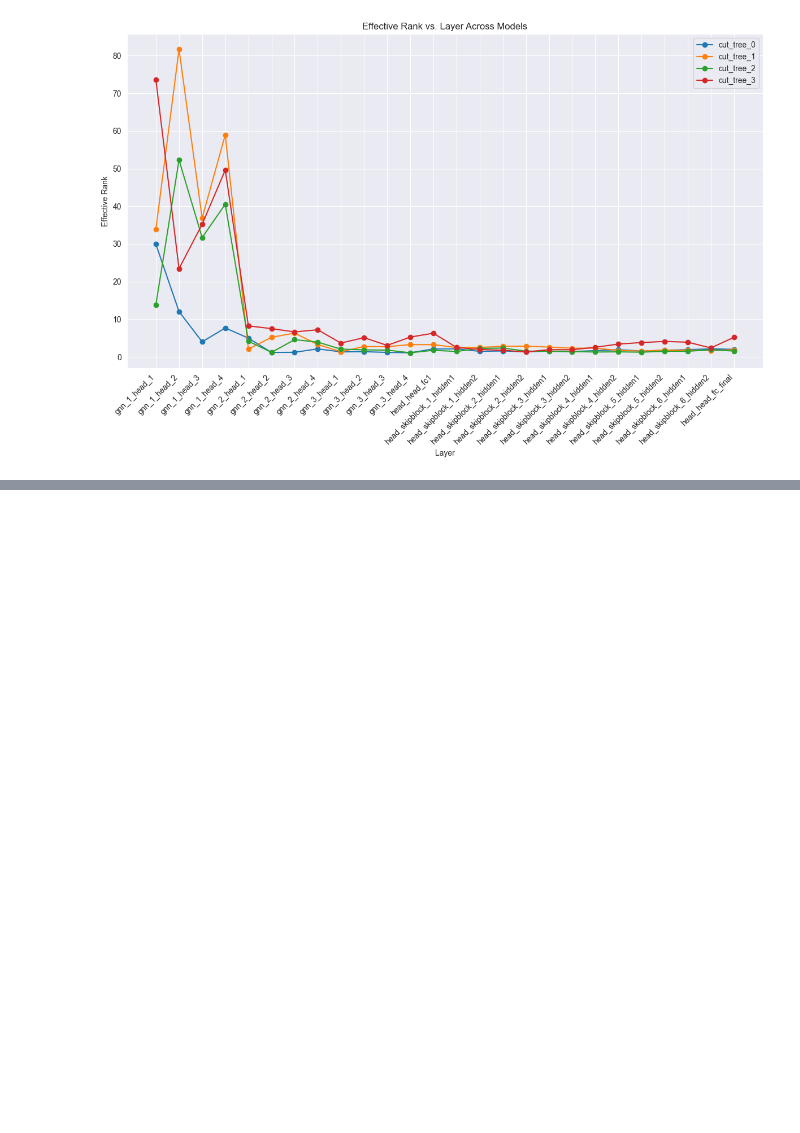
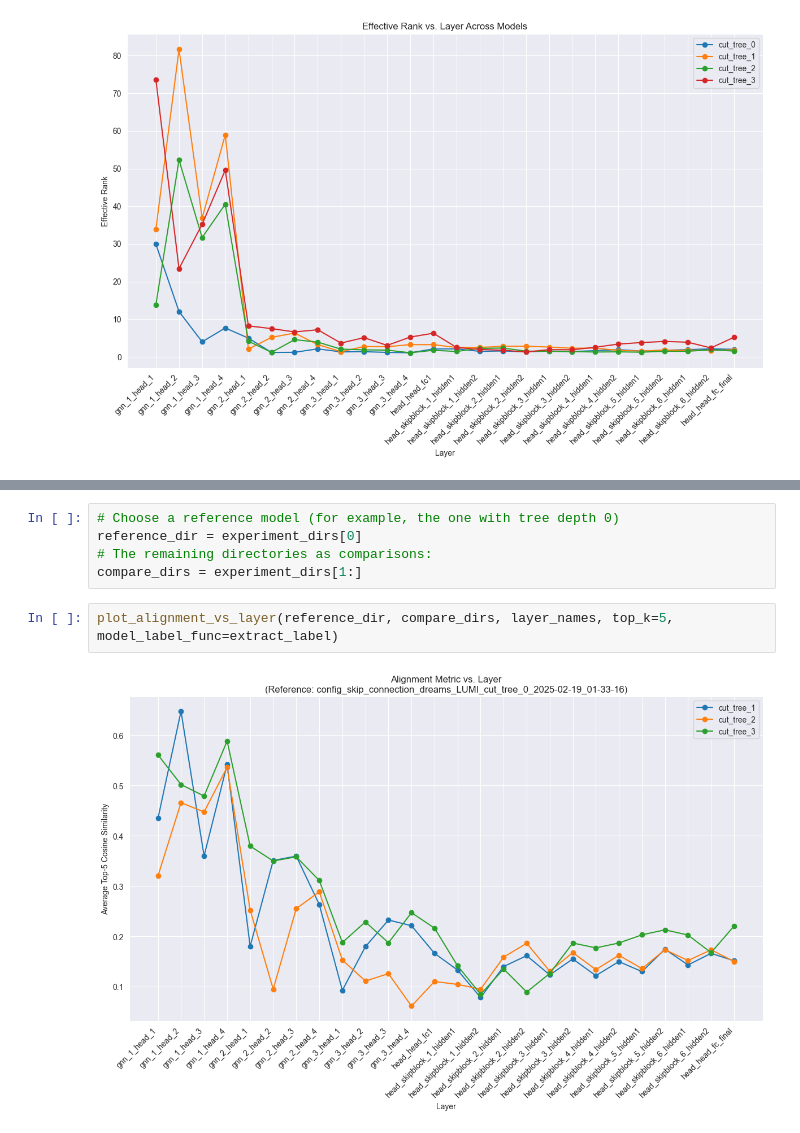
Before and after one commit to Jozefov/PhantoMS, a Jupyter notebook: notebooks/analysis/CKA_Retrieval_MSE/model_similarity_eigenvalues.ipynb, the cells around one changed output, grey strips where cells are left out. Cells and saved outputs as stored; diff of their text form; blank space fills up the shorter version.

```diff
--- a/notebooks/analysis/CKA_Retrieval_MSE/model_similarity_eigenvalues.ipynb
+++ b/notebooks/analysis/CKA_Retrieval_MSE/model_similarity_eigenvalues.ipynb
@@ -208,0 +486,9 @@ plot_effective_rank_vs_layer_multi(experiment_dirs, layer_names, model_label_fun
+# %%
+# Choose a reference model (for example, the one with tree depth 0)
+reference_dir = experiment_dirs[0]
+# The remaining directories as comparisons:
+compare_dirs = experiment_dirs[1:]
+# %%
+plot_alignment_vs_layer(reference_dir, compare_dirs, layer_names, top_k=5, model_label_func=extract_label)
+# %% [output]
+[figure, added]
```
Also changed, not shown: parts of 9 cells of this notebook.
